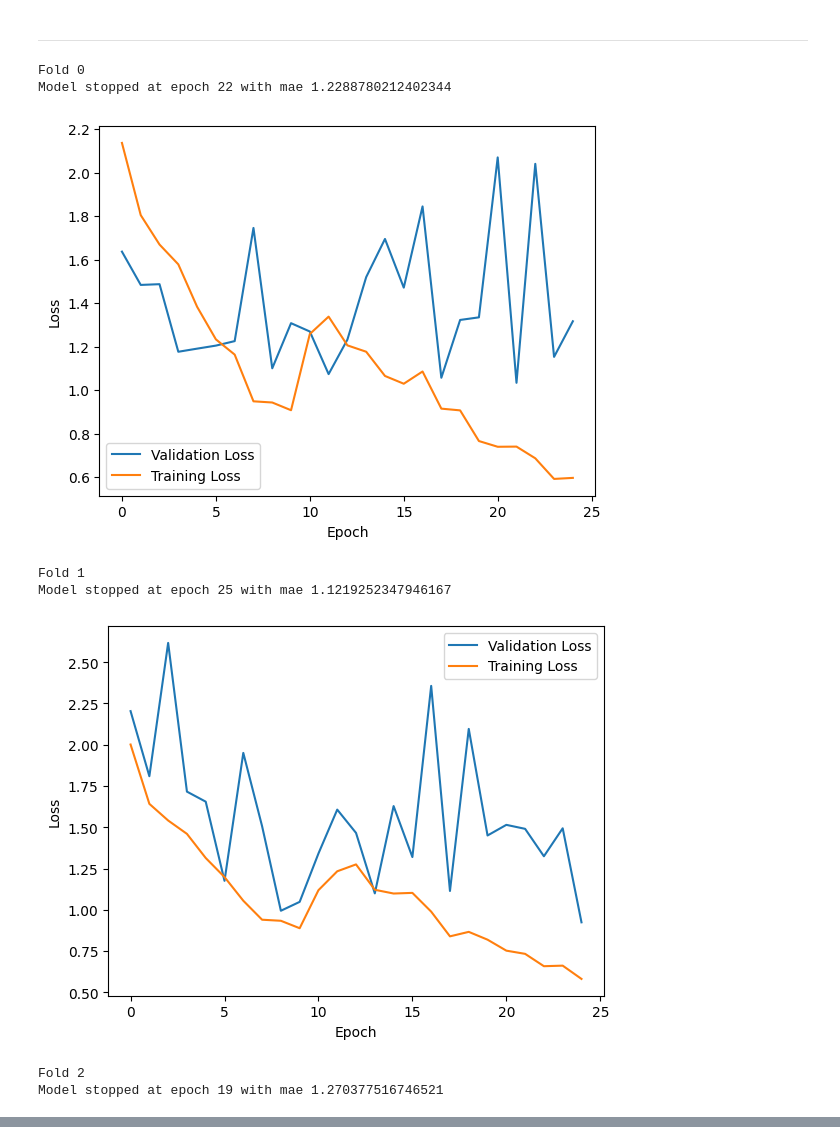
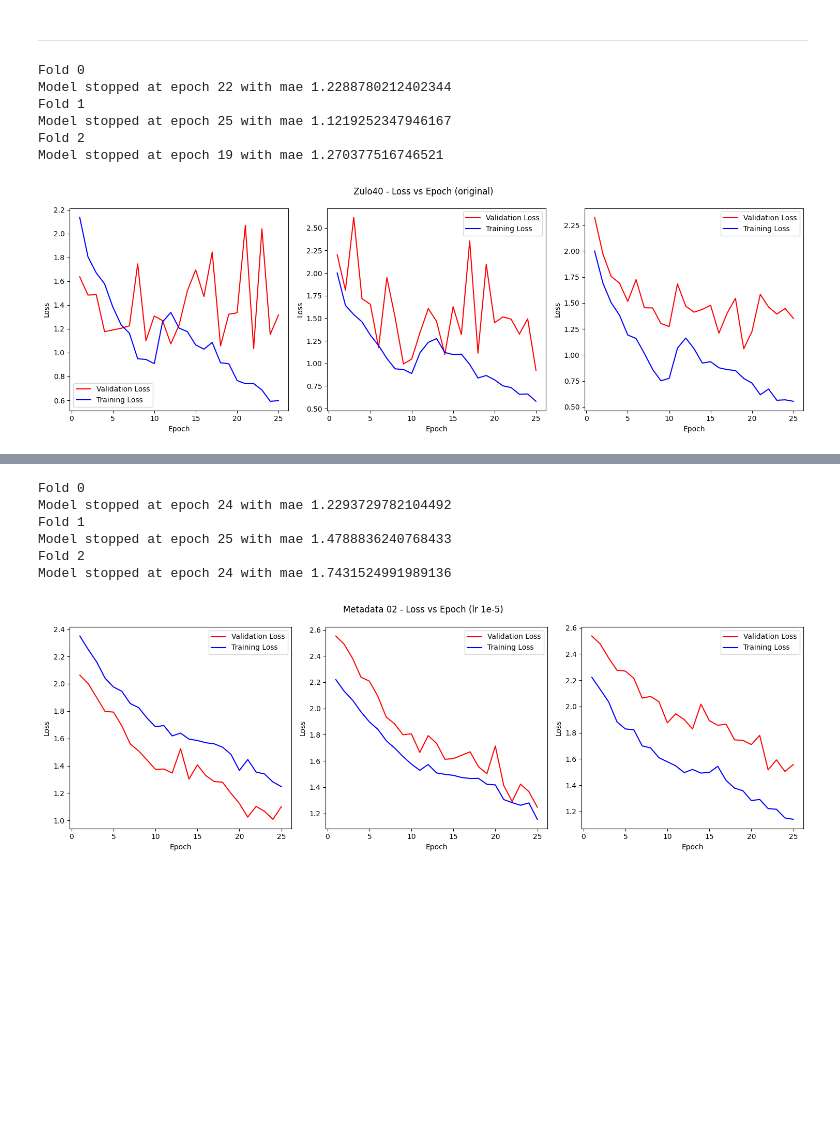
Before and after one commit to Hugoverissimo21/SolarPanel-DLCounter, a Jupyter notebook: ModelPlots.ipynb, the cells around one changed output, grey strips where cells are left out. Saved outputs shown, nothing was run; the diff lists cells and outputs as text; code cells hidden in the pictures; blank space fills up the shorter version.

Commit message:
model plots

```diff
--- a/ModelPlots.ipynb
+++ b/ModelPlots.ipynb
@@ -9,29 +9,31 @@ import json
 # %%
 with open("ModelBuild/Metadata (efnet (zulo40))/results.json") as json_file:
     metadata_zulo40 = json.load(json_file)
 
+plt.figure(figsize=(15, 5))
+plt.suptitle("Zulo40 - Loss vs Epoch (original)")
 for fold in metadata_zulo40:
     print(f"{fold}")
     print(f"Model stopped at epoch {metadata_zulo40[fold]['Results']['model_from_epoch']}")
-    plt.figzize = (10, 10)
+
+    plt.subplot(1, 3, int(fold.split(" ")[-1])+1)
     val_loss = metadata_zulo40[fold]['Results']['val_loss']
     train_loss = metadata_zulo40[fold]['Results']['train_loss']
 
-    plt.plot(val_loss, label='Validation Loss')
-    plt.plot(train_loss, label='Training Loss')
+    epochs = range(1, len(val_loss) + 1)
+    plt.plot(epochs, val_loss, 'r', label='Validation Loss')
+    plt.plot(epochs, train_loss, 'b', label='Training Loss')
+    plt.legend()
     plt.xlabel('Epoch')
     plt.ylabel('Loss')
-    plt.legend()
-    plt.show()
 
-    print()
-    print()
+plt.tight_layout()
+plt.show()
 # %% [output]
 Fold 0
 Model stopped at epoch 22 with mae 1.2288780212402344
+Fold 1
+Model stopped at epoch 25 with mae 1.1219252347946167
+Fold 2
+Model stopped at epoch 19 with mae 1.270377516746521
-[figure, old version]
+[figure, new version]
-Fold 1
-Model stopped at epoch 25 with mae 1.1219252347946167
-[figure, removed]
-Fold 2
-Model stopped at epoch 19 with mae 1.270377516746521
@@ -38,0 +40,31 @@ Model stopped at epoch 19 with mae 1.270377516746521
+# %%
+with open("ModelBuild/Metadata (efnet) 02/results.json") as json_file:
+    metadata_zulo40 = json.load(json_file)
+
+plt.figure(figsize=(15, 5))
+plt.suptitle("Metadata 02 - Loss vs Epoch (lr 1e-5)")
+for fold in metadata_zulo40:
+    print(f"{fold}")
+    print(f"Model stopped at epoch {metadata_zulo40[fold]['Results']['model_from_epoch']}")
+
+    plt.subplot(1, 3, int(fold.split(" ")[-1])+1)
+    val_loss = metadata_zulo40[fold]['Results']['val_loss']
+    train_loss = metadata_zulo40[fold]['Results']['train_loss']
+
+    epochs = range(1, len(val_loss) + 1)
+    plt.plot(epochs, val_loss, 'r', label='Validation Loss')
+    plt.plot(epochs, train_loss, 'b', label='Training Loss')
+    plt.legend()
+    plt.xlabel('Epoch')
+    plt.ylabel('Loss')
+
+plt.tight_layout()
+plt.show()
+# %% [output]
+Fold 0
+Model stopped at epoch 24 with mae 1.2293729782104492
+Fold 1
+Model stopped at epoch 25 with mae 1.4788836240768433
+Fold 2
+Model stopped at epoch 24 with mae 1.7431524991989136
+[figure, added]
```
Also changed, not shown: parts of 2 cells of this notebook, 1 other file.
